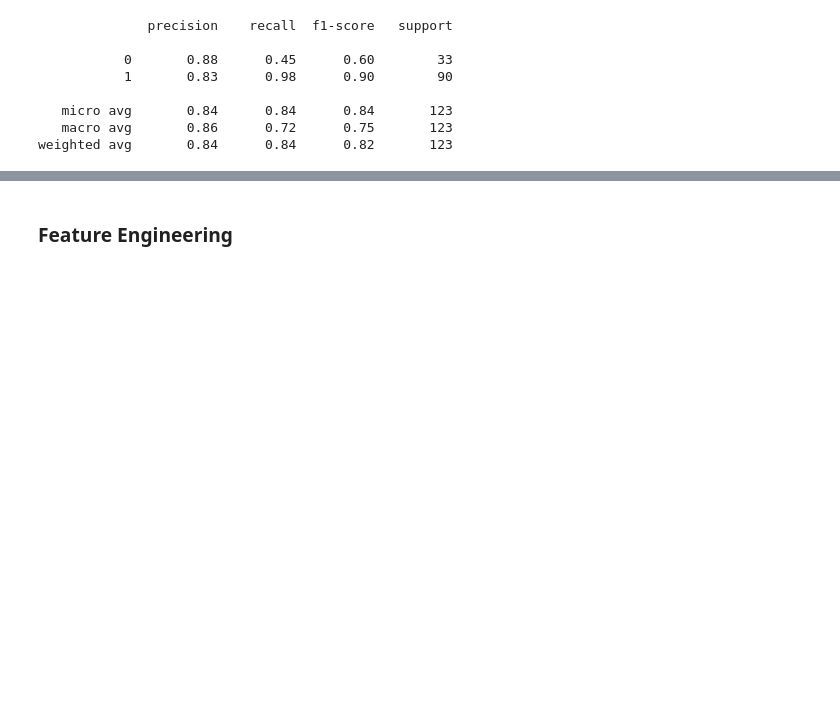
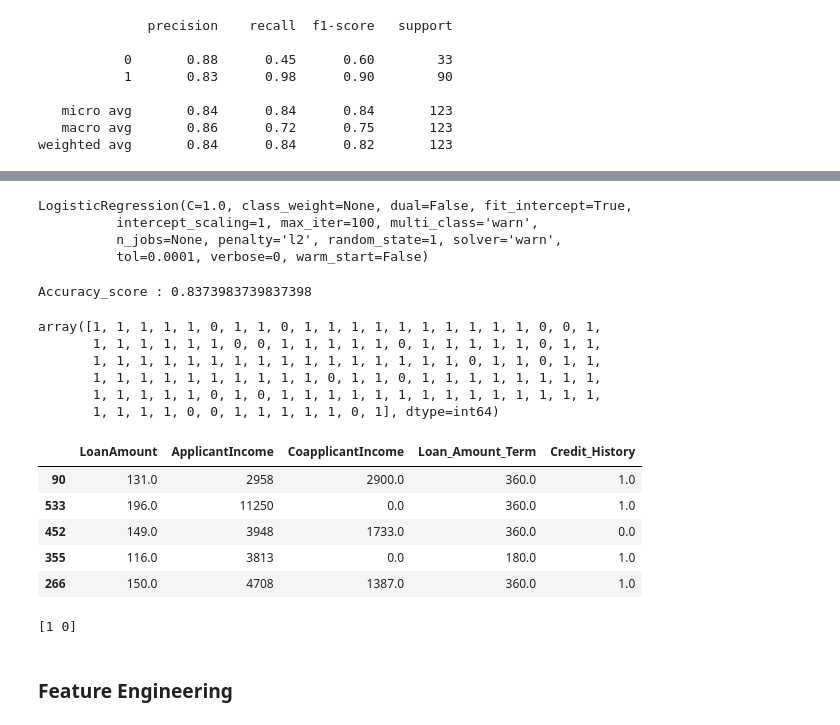
Before and after one commit to srikanth-neelam/DS_21_MAR_2019, a Jupyter notebook: loan/loan_prediction.ipynb, the cells around one changed output, grey strips where cells are left out. Saved outputs shown, nothing was run; the diff lists cells and outputs as text; code cells hidden in the pictures; blank space fills up the shorter version.

```diff
--- a/loan/loan_prediction.ipynb
+++ b/loan/loan_prediction.ipynb
@@ -629,0 +640,6 @@ weighted avg       0.84      0.84      0.82       123
+# %%
+X = train[['LoanAmount','ApplicantIncome','CoapplicantIncome','Loan_Amount_Term','Credit_History']]
+# %%
+y = train['Loan_Status']
+# %%
+X_train, X_test, y_train, y_test = train_test_split(X,y, test_size=0.2, random_state=0)
@@ -630,6 +659,43 @@ weighted avg       0.84      0.84      0.82       123
+# %%
+model = LogisticRegression(random_state=1)
+model.fit(X_train,y_train)
+# %% [output]
+LogisticRegression(C=1.0, class_weight=None, dual=False, fit_intercept=True,
+          intercept_scaling=1, max_iter=100, multi_class='warn',
+          n_jobs=None, penalty='l2', random_state=1, solver='warn',
+          tol=0.0001, verbose=0, warm_start=False)
+# %%
+y_pred = model.predict(X_test)
+score = accuracy_score(y_test,y_pred)
+print('Accuracy_score :',score)
+# %% [output]
+Accuracy_score : 0.8373983739837398
+# %%
+y_pred
+# %% [output]
+array([1, 1, 1, 1, 1, 0, 1, 1, 0, 1, 1, 1, 1, 1, 1, 1, 1, 1, 1, 0, 0, 1,
+       1, 1, 1, 1, 1, 1, 0, 0, 1, 1, 1, 1, 1, 0, 1, 1, 1, 1, 1, 0, 1, 1,
+       1, 1, 1, 1, 1, 1, 1, 1, 1, 1, 1, 1, 1, 1, 1, 1, 0, 1, 1, 0, 1, 1,
+       1, 1, 1, 1, 1, 1, 1, 1, 1, 1, 0, 1, 1, 0, 1, 1, 1, 1, 1, 1, 1, 1,
+       1, 1, 1, 1, 1, 0, 1, 0, 1, 1, 1, 1, 1, 1, 1, 1, 1, 1, 1, 1, 1, 1,
+       1, 1, 1, 1, 0, 0, 1, 1, 1, 1, 1, 0, 1], dtype=int64)
 # %%
 # Pickle model
 pd.to_pickle(model,'lr_model.pkl')
+# %%
+X_train.head()
+# %% [output]
+|  | LoanAmount | ApplicantIncome | CoapplicantIncome | Loan_Amount_Term | Credit_History |
+| 90 | 131.0 | 2958 | 2900.0 | 360.0 | 1.0 |
+| 533 | 196.0 | 11250 | 0.0 | 360.0 | 1.0 |
+| 452 | 149.0 | 3948 | 1733.0 | 360.0 | 0.0 |
+| 355 | 116.0 | 3813 | 0.0 | 180.0 | 1.0 |
+| 266 | 150.0 | 4708 | 1387.0 | 360.0 | 1.0 |
+# %%
+status = model.predict([[400,1000,0,180,1],[1000,1000,1000,360,0]])
+print(status)
+# %% [output]
+[1 0]
 # %% [markdown]
 ### Feature Engineering
 # %%
```
Also changed, not shown: parts of 4 cells of this notebook, 4 other files.
